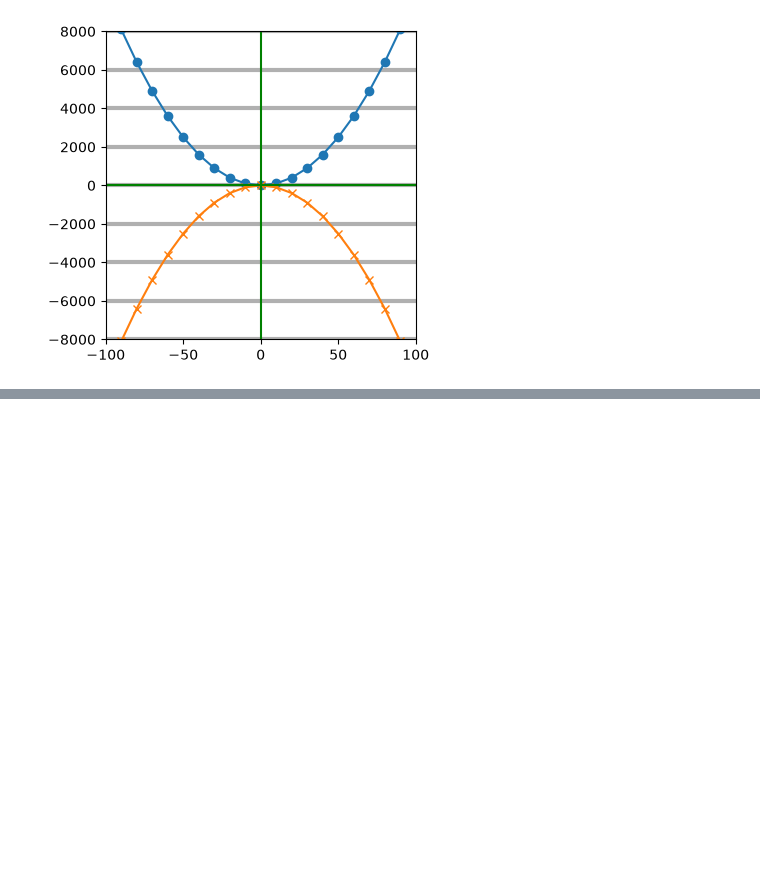
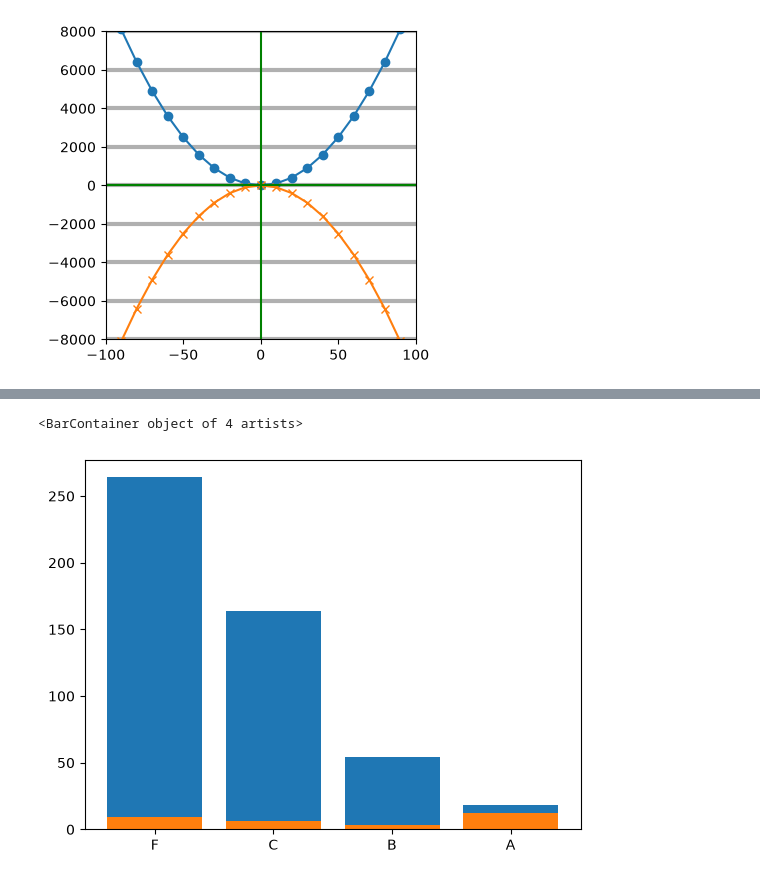
Before and after one commit to memonY49/SMIT-AI-DS-Batch-4, a Jupyter notebook: matplot_practice.ipynb, the cells around one changed output, grey strips where cells are left out. Saved outputs shown, nothing was run; the diff lists cells and outputs as text; code cells hidden in the pictures; blank space fills up the shorter version.

```diff
--- a/matplot_practice.ipynb
+++ b/matplot_practice.ipynb
@@ -154,0 +231,23 @@ plt.grid(True,linewidth=3,axis='y')
+# %%
+def grade(marks):
+    if marks>80:
+        return 'A'
+    elif marks>70:
+        return 'B'
+    elif marks>50:
+        return 'C'
+    else:
+        return 'F'
+# %%
+students["grade"] = students.per.apply(grade)
+# %%
+students['class'] = students.roll_no.str.split('/').str[1]
+# %%
+grade_count = students.grade.value_counts()
+# %%
+plt.bar(x = grade_count.index, height= grade_count.values)
+plt.bar(x,y)
+# plt.bar_label(bar)
+# %% [output]
+<BarContainer object of 4 artists>
+[figure, added]
```
Also changed, not shown: parts of 25 cells of this notebook, 3 other files.
